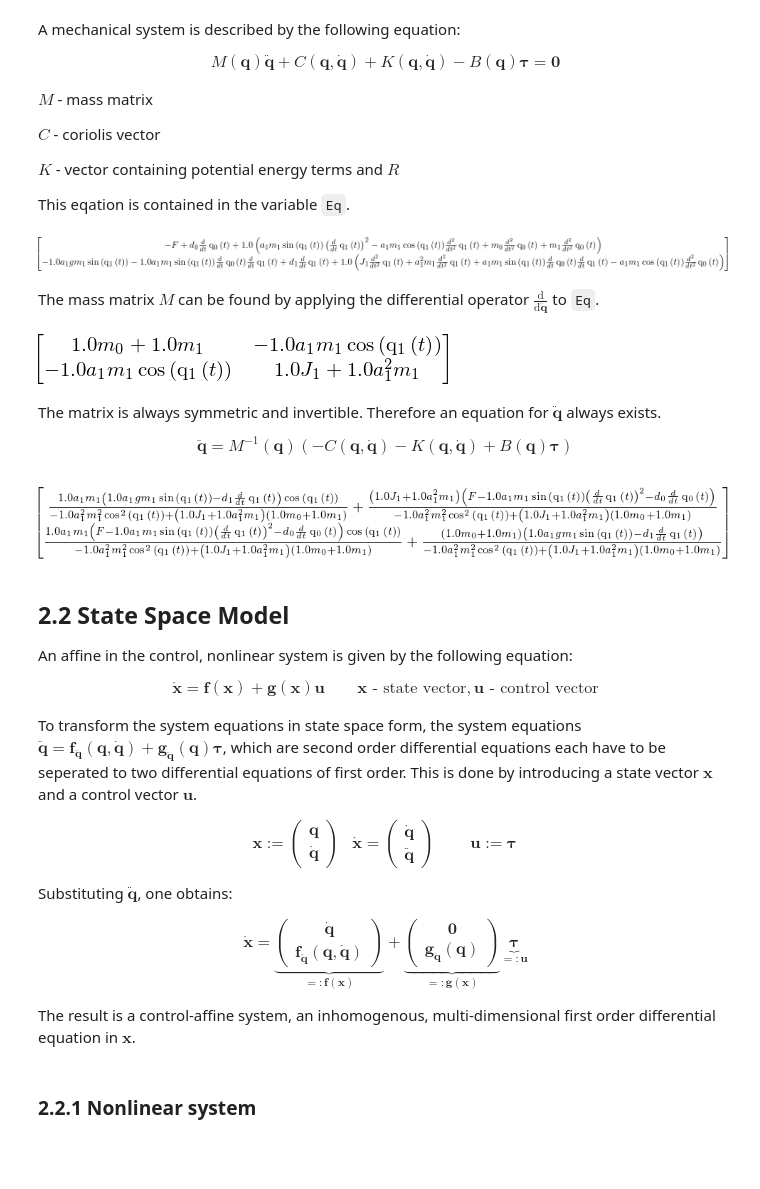
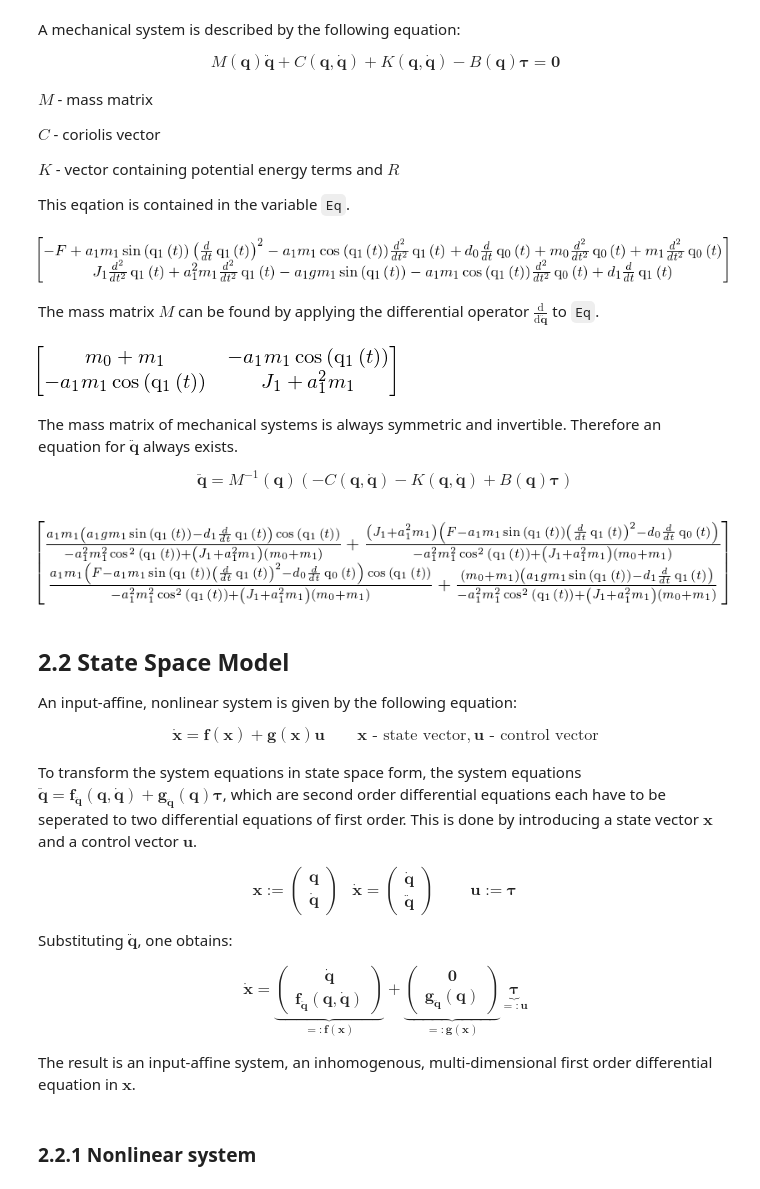
Before and after one commit to TUD-RST/pytutorials, a Jupyter notebook: 03-Jupyter-Notebook-And-SymPy/sim/01_notebook.ipynb, the cells around one changed output. Cells and saved outputs as stored; diff of their text form; code cells hidden in the pictures; blank space fills up the shorter version.

```diff
--- a/03-Jupyter-Notebook-And-SymPy/sim/01_notebook.ipynb
+++ b/03-Jupyter-Notebook-And-SymPy/sim/01_notebook.ipynb
@@ -93,6 +93,6 @@ dp0, dp1
 ### 2.1.3 Kinetic energy $T$
 The total kinetic energy of the system $T$ can be found by the sum of the kinetic energies $T_0$ and $T_1$ of the rigid bodies.
 # %%
-T0 = 0.5 * m0 * (dp0.T*dp0)[0]
+T0 = m0/2*(dp0.T*dp0)[0]
 T0
 # %% [output]
@@ -100,4 +100,4 @@ T0
 # %%
-T1 = 0.5 * m1 * (dp1.T*dp1)[0] + 0.5 * J1 * dq1_t**2
+T1 = (m1*(dp1.T*dp1)[0] + J1*dq1_t**2)/2
 T1
 # %% [output]
@@ -177,33 +177,33 @@ $K$ - vector containing potential energy terms and $R$
 
 This eqation is contained in the variable `Eq`.
 # %%
-Eq = sp.Matrix([Eq0,Eq1])
+Eq = sp.Matrix([Eq0, Eq1])
 Eq
 # %% [output]
-[figure, old version]
+[figure, new version]
 # %% [markdown]
 The mass matrix $M$ can be found by applying the differential operator
 $\frac{\mathrm{d}}{\mathrm{d}\mathbf{\ddot{q}}}$ to `Eq`.
 # %%
-ddq_t = sp.Matrix([ddq0_t,ddq1_t])
+ddq_t = sp.Matrix([ddq0_t, ddq1_t])
 M = Eq.jacobian(ddq_t)
 M
 # %% [output]
-[figure, old version]
+[figure, new version]
 # %% [markdown]
-The matrix is always symmetric and invertible. Therefore an equation for $\ddot{\mathbf{q}}$ always exists.
+The mass matrix of mechanical systems is always symmetric and invertible. Therefore an equation for $\ddot{\mathbf{q}}$ always exists.
 \begin{align}
 \ddot{\mathbf{q}} = M^{-1}(\mathbf{q})\left(-C(\mathbf{q},\dot{\mathbf{q}})-K(\mathbf{q},\dot{\mathbf{q}}) + B(\mathbf{q})\mathbf{\tau} \right)
 \end{align}
 # %%
 q_zeros = [(ddq0_t, 0), (ddq1_t, 0)]
-ddq = M**-1 * -Eq.subs(q_zeros)
+ddq = M.inv() * -Eq.subs(q_zeros)
 ddq
 # %% [output]
-[figure, old version]
+[figure, new version]
 # %% [markdown]
 ## 2.2 State Space Model
-An affine in the control, nonlinear system is given by the following equation:
+An input-affine, nonlinear system is given by the following equation:
 \begin{align}
 \dot{\mathbf{x}}=\mathbf{f}(\mathbf{x})+\mathbf{g}(\mathbf{x})\mathbf{u} \qquad \mathbf{x} \textrm{ - state vector}, \mathbf{u} \textrm{ - control vector}
 \end{align}
@@ -218,7 +218,7 @@ Substituting $\ddot{\mathbf{q}}$, one obtains:
 \begin{align}
 \dot{\mathbf{x}} = \underbrace{\begin{pmatrix} \dot{\mathbf{q}} \\ \mathbf{f}_{\ddot{\mathbf{q}}}(\mathbf{q},\dot{\mathbf{q}}) \end{pmatrix}}_{=:\mathbf{f}(\mathbf{x})} + \underbrace{\begin{pmatrix} \mathbf{0} \\ \mathbf{g}_{\ddot{\mathbf{q}}}(\mathbf{q}) \end{pmatrix}}_{=:\mathbf{g}(\mathbf{x})}\underbrace{\mathbf{\tau}}_{=:\mathbf{u}}
 \end{align}
-The result is a control-affine system, an inhomogenous, multi-dimensional first order differential equation in $\mathbf{x}$.
+The result is an input-affine system, an inhomogenous, multi-dimensional first order differential equation in $\mathbf{x}$.
 # %% [markdown]
 ### 2.2.1 Nonlinear system
 # %% [markdown]
```
Also changed, not shown: parts of 57 cells of this notebook, 2 other files.
